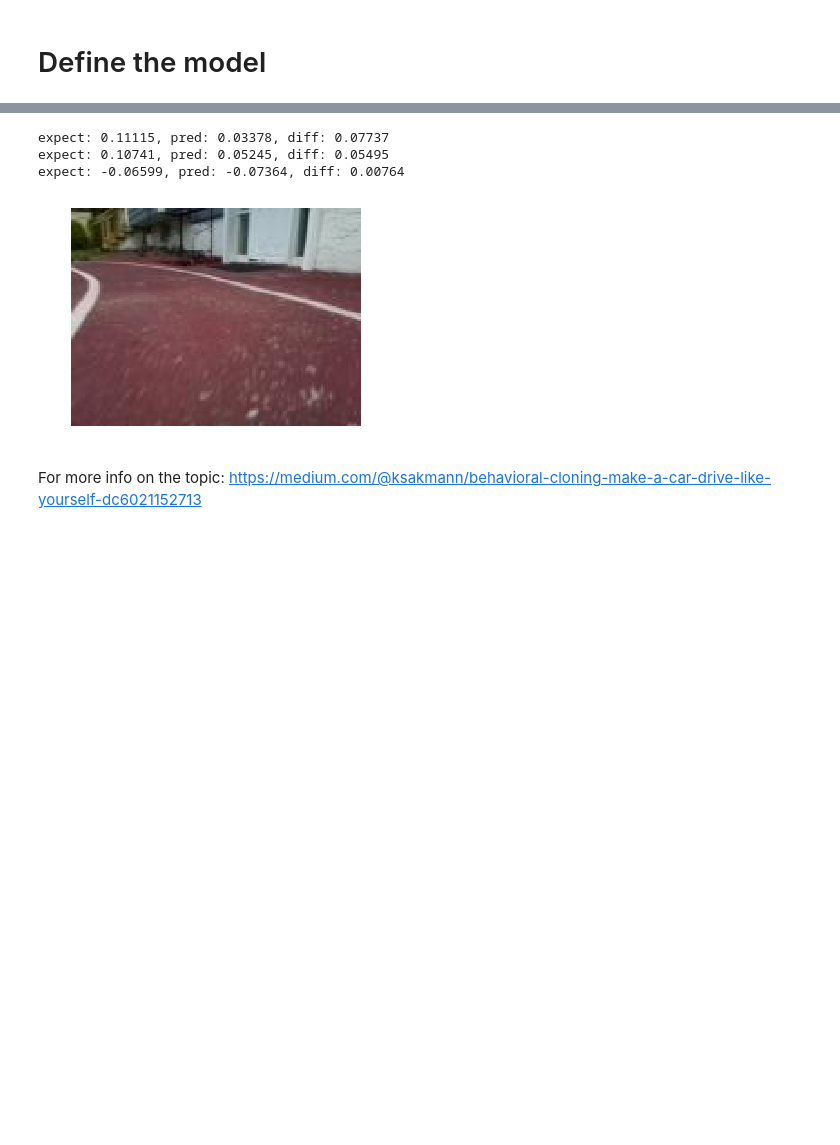
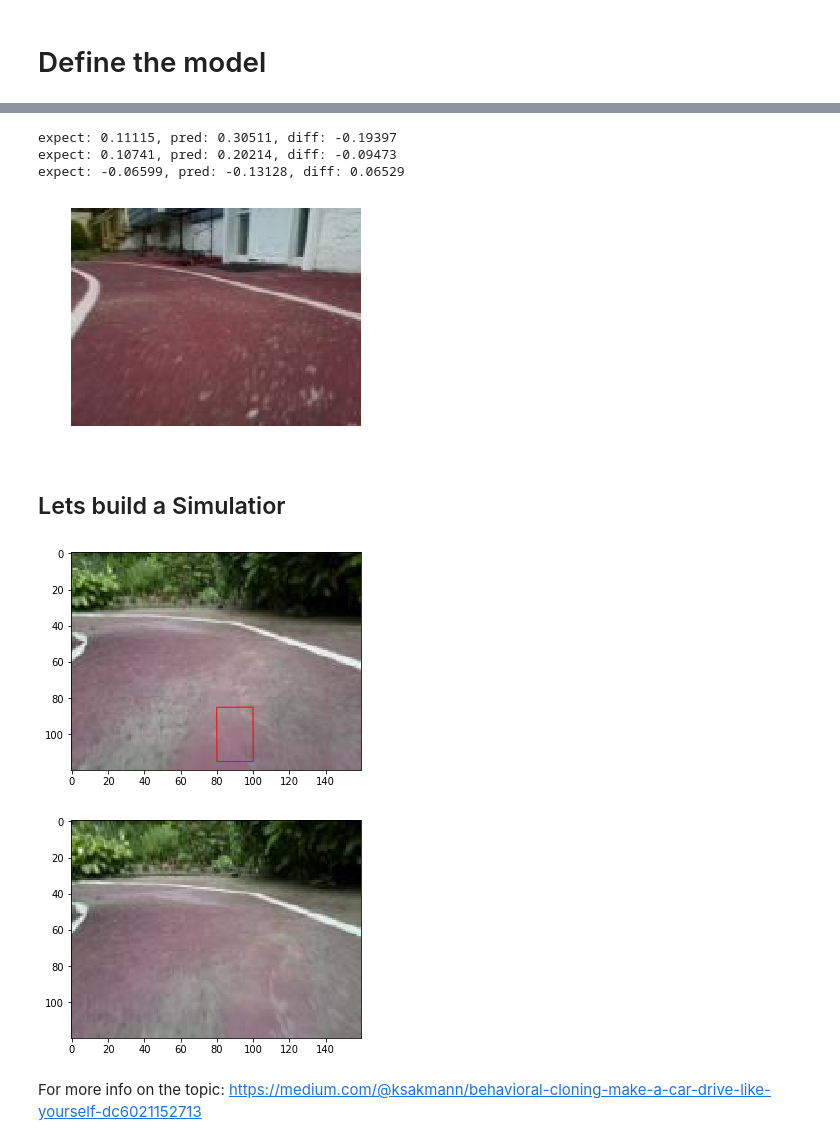
Before and after one commit to sunilmallya/robocar2017, a Jupyter notebook: behavioral_cloning_mxnet.ipynb, the cells around one changed output, grey strips where cells are left out. Cells and saved outputs as stored; diff of their text form; code cells hidden in the pictures; blank space fills up the shorter version.

```diff
--- a/behavioral_cloning_mxnet.ipynb
+++ b/behavioral_cloning_mxnet.ipynb
@@ -141,6 +152,6 @@ mc = mod.save_checkpoint(prefix, num_epoch)
 # %%
 # Load the model ;
-
+num_epoch = 30
 sym, arg_params, aux_params = mx.model.load_checkpoint('my-car', num_epoch)
 mod = mx.mod.Module(symbol=sym)
 # %%
@@ -168,7 +179,7 @@ imgs = [
         'frame_00140_ttl_0.25_agl_-0.06599178170093933_mil_0.0.jpg'
        ]
 
-path = "./sample_data/"
+path = "./trainingdata/"
 
 for i in range(len(imgs)):
 
@@ -191,9 +202,46 @@ for i in range(len(imgs)):
     plt.imshow(cv2.cvtColor(img, cv2.COLOR_BGR2RGB))
     plt.axis('off')
 # %% [output]
-expect: 0.11115, pred: 0.03378, diff: 0.07737
-expect: 0.10741, pred: 0.05245, diff: 0.05495
-expect: -0.06599, pred: -0.07364, diff: 0.00764
+expect: 0.11115, pred: 0.30511, diff: -0.19397
+expect: 0.10741, pred: 0.20214, diff: -0.09473
+expect: -0.06599, pred: -0.13128, diff: 0.06529
 [figure]
+# %% [markdown]
+## Lets build a Simulatior
+# %%
+import os
+
+import time
+%matplotlib inline
+from IPython import display
+
+PATH = 'trainingdata/'
+all_files = sorted(os.listdir(PATH))
+
+fig, ax = plt.subplots(1)
+for fname in all_files[70:200]:
+    org_img = Image.open(PATH + fname)
+    img = np.array(org_img)
+    img = np.swapaxes(img, 0, 2)
+    img = np.swapaxes(img, 1, 2)
+    img = img[np.newaxis, :]
+
+    mod.forward(Batch(data=[mx.nd.array(img)]))
+    exp = mod.get_outputs()[0].asnumpy()[0]
+
+    #exp = float(fname.split('_')[5])
+    angle = 180*exp
+    left = 80 * exp + 80
+    rect = patches.Rectangle((left, 85),20,30, angle=angle,
+                             linewidth=1,edgecolor='r',facecolor='none')
+    patch = ax.add_patch(rect)
+    display.clear_output(wait=True)
+    display.display(plt.gcf())
+    plt.imshow(org_img)
+    time.sleep(0.1)
+    patch.remove()
+# %% [output]
+[figure, added]
+[figure, added]
 # %% [markdown]
 For more info on the topic: https://medium.com/@ksakmann/behavioral-cloning-make-a-car-drive-like-yourself-dc6021152713
```
Also changed, not shown: parts of 9 cells of this notebook.
